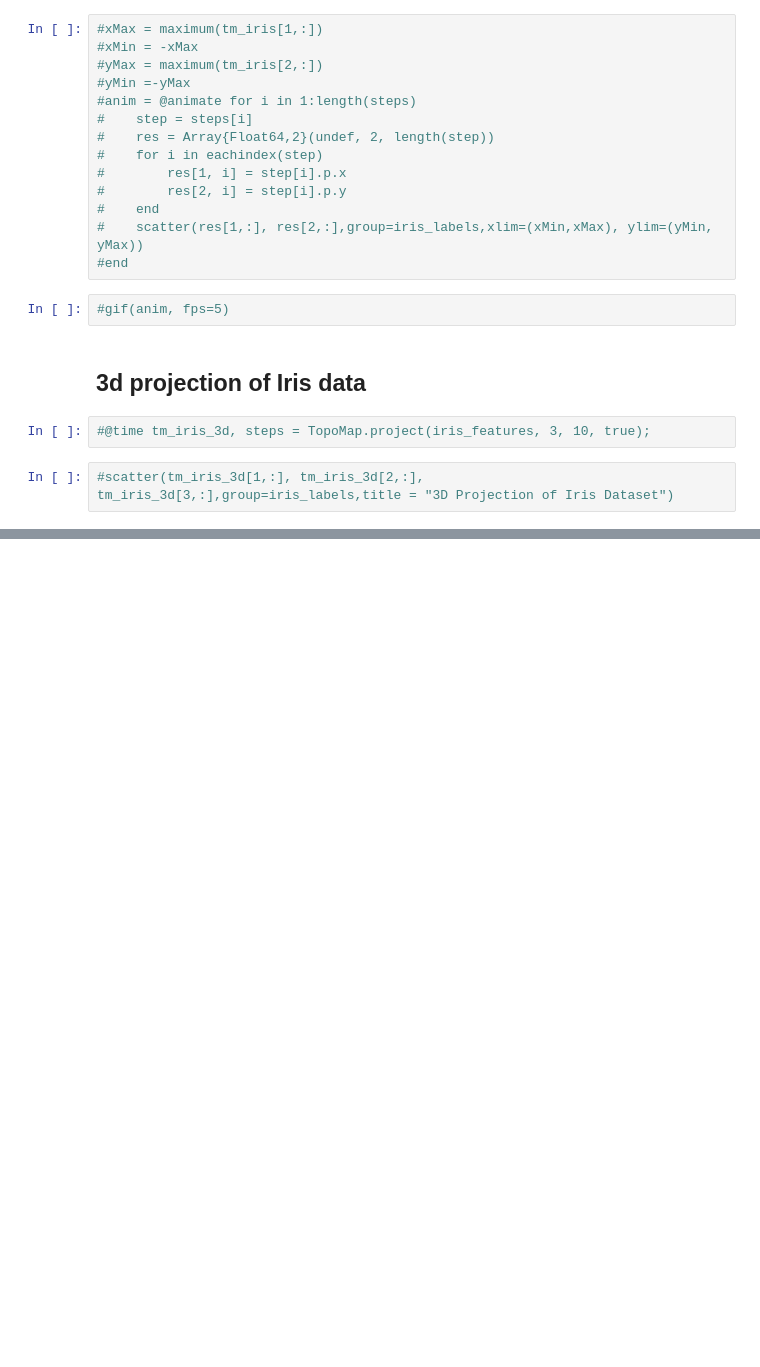
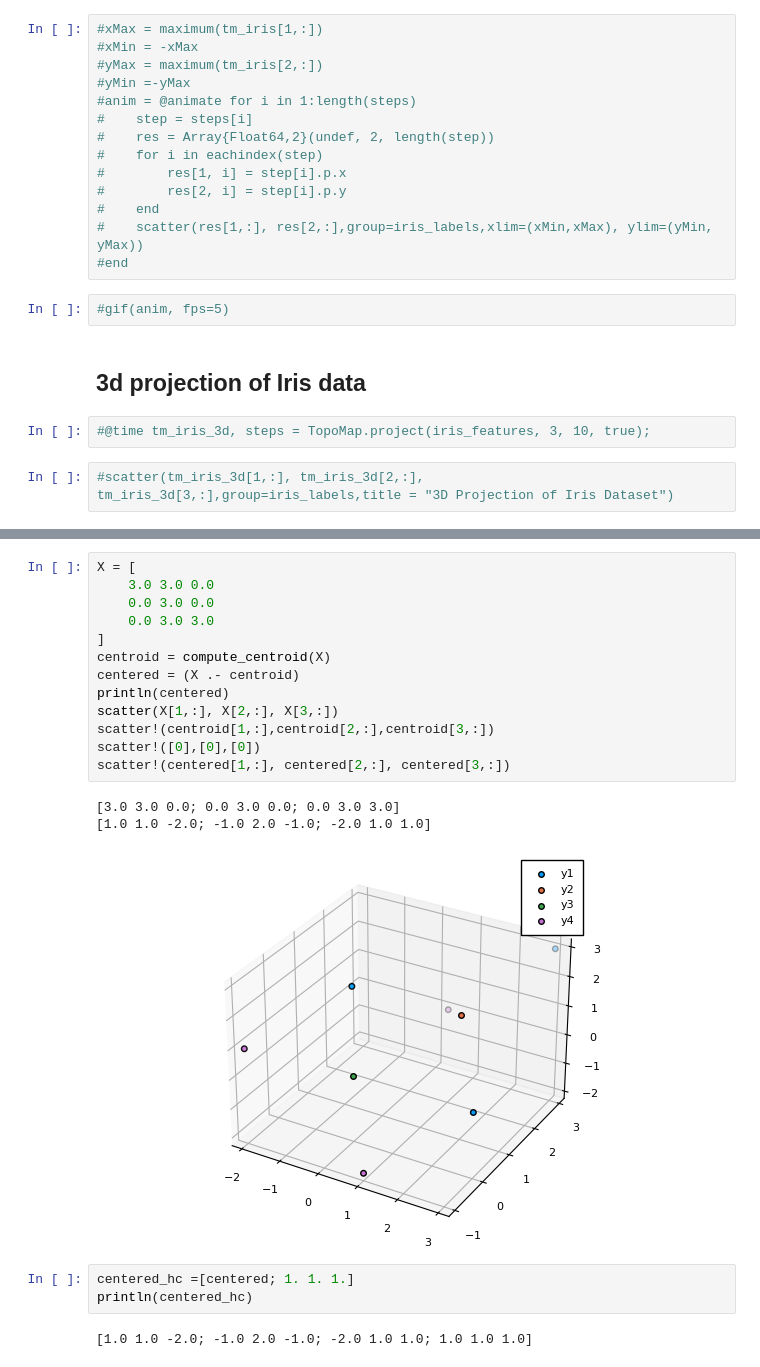
Before and after one commit to cprimel/topomap, a Jupyter notebook: examples/examples.ipynb, the cells around one changed output, grey strips where cells are left out. Cells and saved outputs as stored; diff of their text form; blank space fills up the shorter version.

```diff
--- a/examples/examples.ipynb
+++ b/examples/examples.ipynb
@@ -84,0 +105,22 @@ scatter(tm_iris[1,:], tm_iris[2,:], group=iris_labels,title = "2D Projection of
+# %%
+X = [
+    3.0 3.0 0.0
+    0.0 3.0 0.0
+    0.0 3.0 3.0
+]
+centroid = compute_centroid(X)
+centered = (X .- centroid)
+println(centered)
+scatter(X[1,:], X[2,:], X[3,:])
+scatter!(centroid[1,:],centroid[2,:],centroid[3,:])
+scatter!([0],[0],[0])
+scatter!(centered[1,:], centered[2,:], centered[3,:])
+# %% [output]
+[3.0 3.0 0.0; 0.0 3.0 0.0; 0.0 3.0 3.0]
+[1.0 1.0 -2.0; -1.0 2.0 -1.0; -2.0 1.0 1.0]
+[figure, added]
+# %%
+centered_hc =[centered; 1. 1. 1.]
+println(centered_hc)
+# %% [output]
+[1.0 1.0 -2.0; -1.0 2.0 -1.0; -2.0 1.0 1.0; 1.0 1.0 1.0]
```
Also changed, not shown: parts of 10 cells of this notebook, 14 other files.
